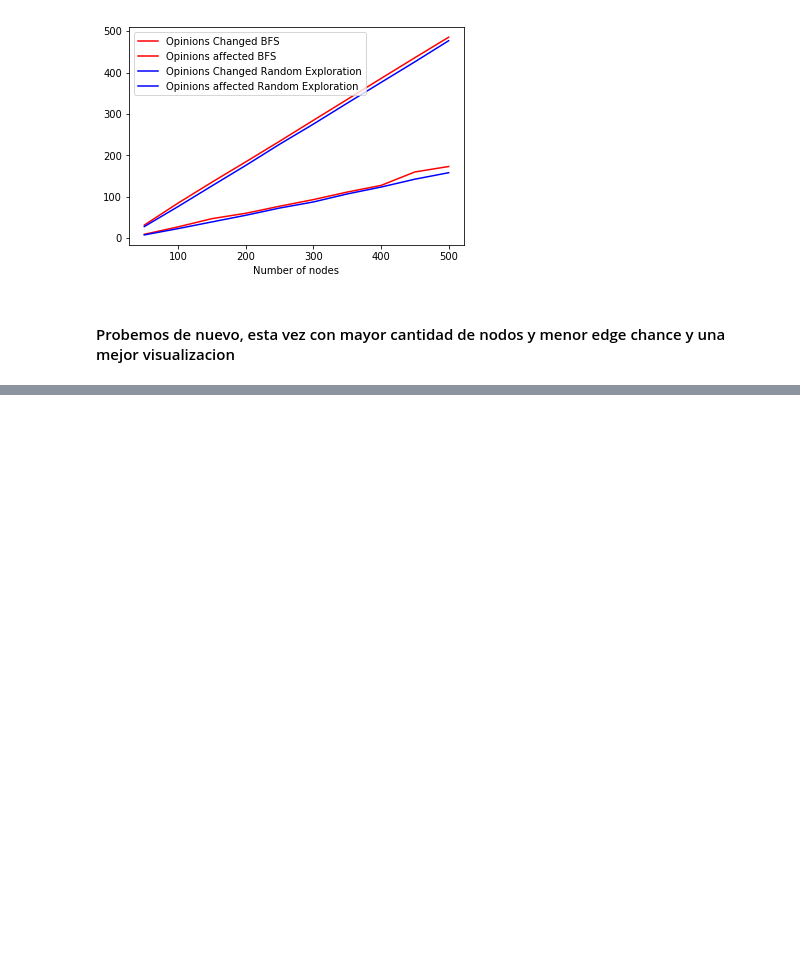
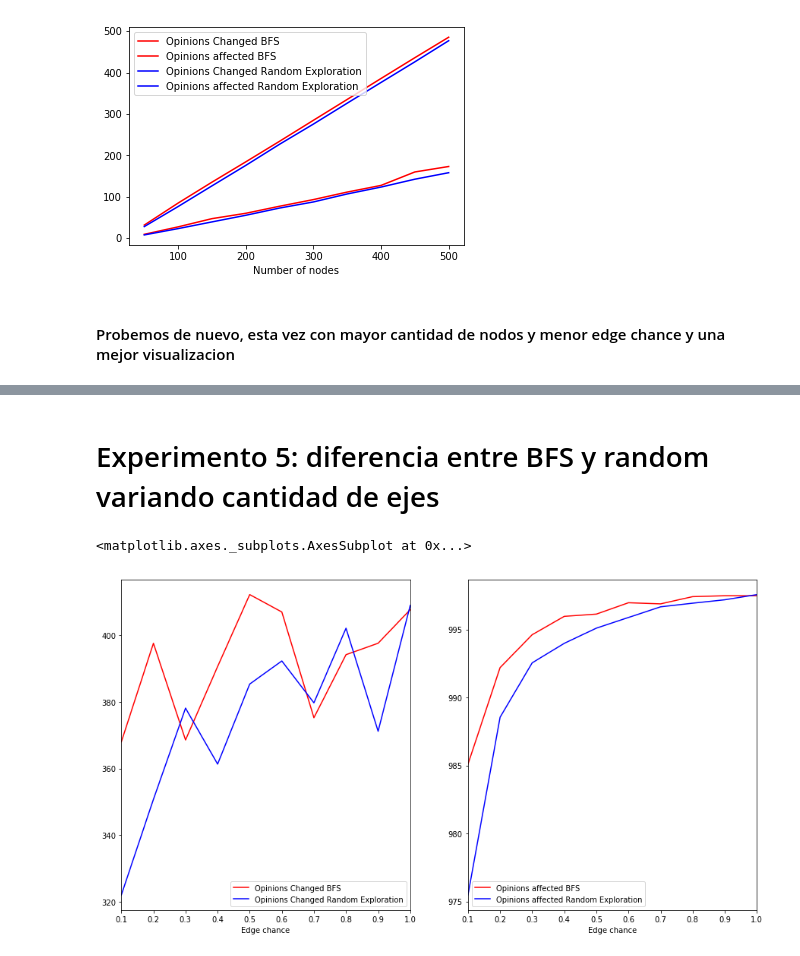
Before and after one commit to miguelalche/graph_information_cascades, a Jupyter notebook: Experimentacion.ipynb, the cells around one changed output, grey strips where cells are left out. Drawn from its saved outputs; the diff is of its cells as text; code cells hidden in the pictures; blank space fills up the shorter version.

```diff
--- a/Experimentacion.ipynb
+++ b/Experimentacion.ipynb
@@ -245,0 +260,2 @@ v6.14.1
+# %% [markdown]
+# Experimento 5: diferencia entre BFS y random variando cantidad de ejes
@@ -245,0 +275,28 @@ v6.14.1
+# %%
+df = pd.read_csv("./data/recorridos.csv", sep=";")
+dfRecorridos = df.copy()
+dfRecorridos = dfRecorridos[dfRecorridos["Edge chance"] != 0.0]
+dfRecorridos = dfRecorridos.groupby(["Exploration Mode","Edge chance"]).mean()
+# dfRecorridos.head(300)
+fig,a = plt.subplots(1,2)
+
+dfBFS = dfRecorridos.xs('bfs')[["Opinions Changed by Cascade"]]
+dfBFS = dfBFS.rename(columns={"Opinions Changed by Cascade":"Opinions Changed BFS"})
+
+dfBFSAffected = dfRecorridos.xs('bfs')[["Opinions affected by Cascade"]]
+dfBFSAffected = dfBFSAffected.rename(columns={"Opinions affected by Cascade":"Opinions affected BFS"})
+
+dfRandom = dfRecorridos.xs('random')[["Opinions Changed by Cascade"]]
+dfRandom = dfRandom.rename(columns={"Opinions Changed by Cascade":"Opinions Changed Random Exploration"})
+
+dfRandomAffected = dfRecorridos.xs('random')[[ "Opinions affected by Cascade"]]
+dfRandomAffected = dfRandomAffected.rename(columns={"Opinions affected by Cascade":"Opinions affected Random Exploration"})
+
+
+dfBFS.plot(ax=a[0], color='r',figsize=(15,8))
+dfRandom.plot(ax=a[0], color='b')
+dfBFSAffected.plot(ax=a[1], color='r')
+dfRandomAffected.plot(ax=a[1], color='b')
+# %% [output]
+<matplotlib.axes._subplots.AxesSubplot at 0x...>
+[figure, added]
```
Also changed, not shown: parts of 7 cells of this notebook, 10 other files.
